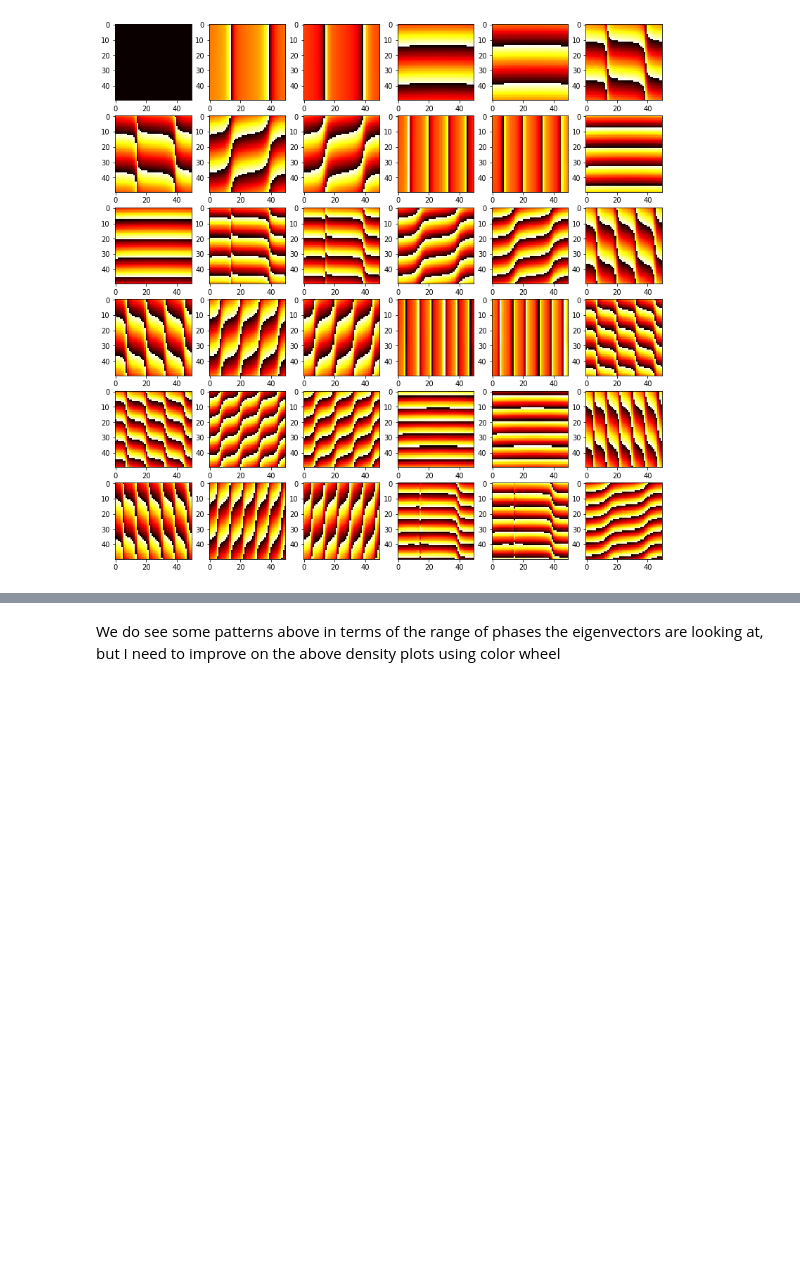
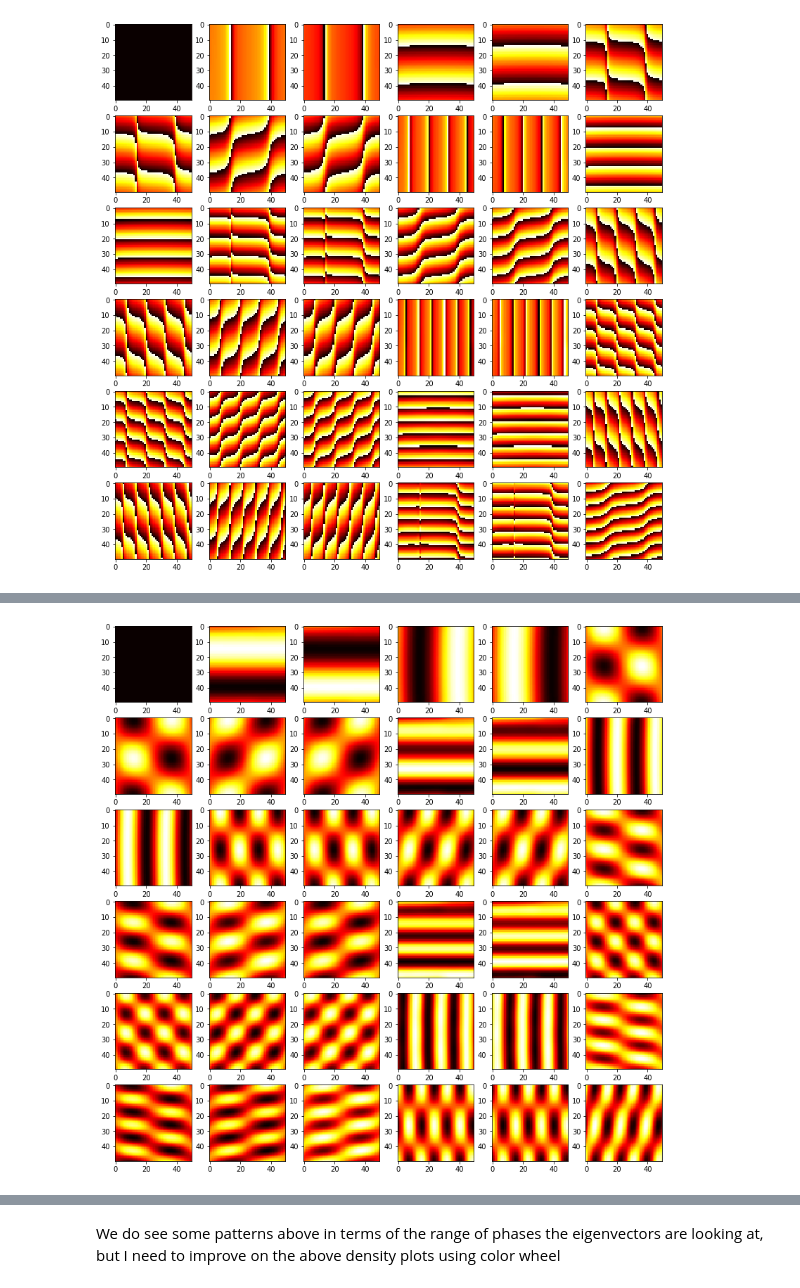
Before and after one commit to changmin-yu/ComplexEigen, a Jupyter notebook: evec2D_0124.ipynb, the cells around one changed output, grey strips where cells are left out. Drawn from its saved outputs; the diff is of its cells as text; code cells hidden in the pictures; blank space fills up the shorter version.

```diff
--- a/evec2D_0124.ipynb
+++ b/evec2D_0124.ipynb
@@ -205,0 +230,7 @@ NameError: name 'rho8' is not defined
+# %%
+fig7, ax7 = plt.subplots(6, 6, figsize=(14, 14))
+for i in range(6):
+    for j in range(6):
+        ax7[i, j].imshow(np.imag(evec_rightward[:, (6*i)+j].reshape((N, N))), cmap='hot')
+# %% [output]
+[figure, added]
```
Also changed, not shown: parts of 21 cells of this notebook.
